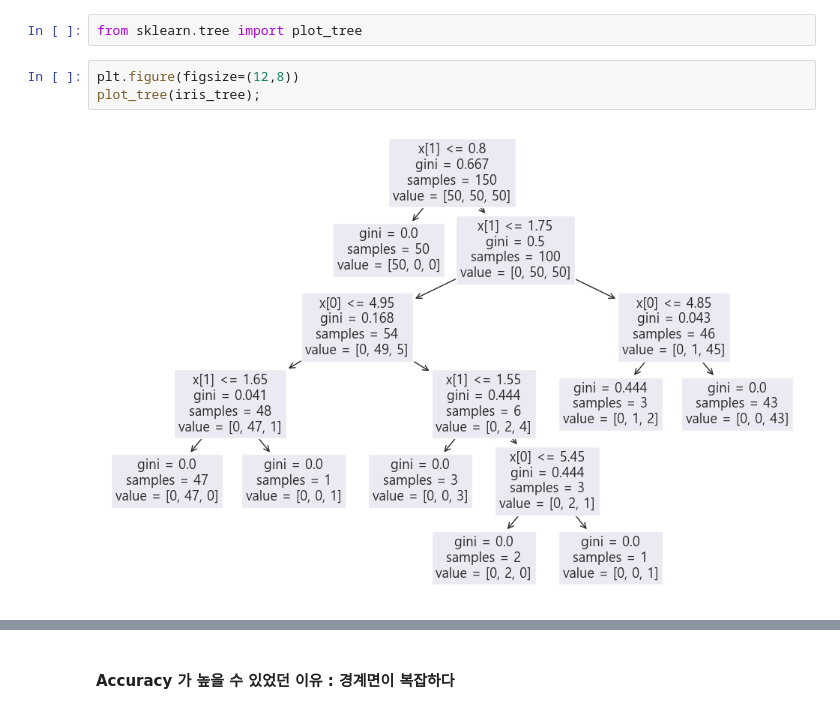
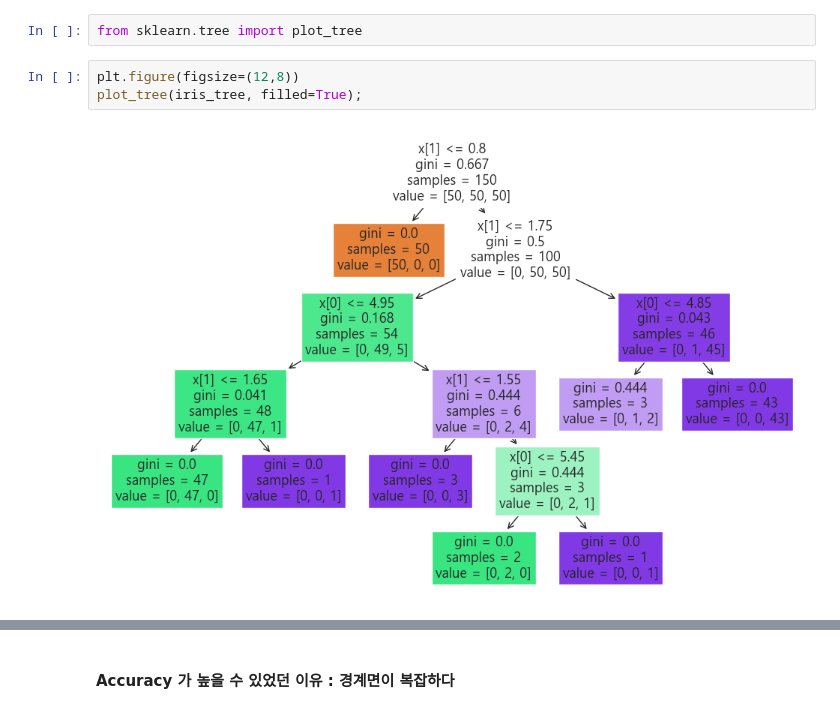
Before and after one commit to Jyundev/ML_DL_STUDY, a Jupyter notebook: machine_learning/01_iris.ipynb, the cells around one changed output, grey strips where cells are left out. Cells and saved outputs as stored; diff of their text form.

```diff
--- a/machine_learning/01_iris.ipynb
+++ b/machine_learning/01_iris.ipynb
@@ -316,8 +318,8 @@ accuracy_score(iris.target, y_pred_tr)
 from sklearn.tree import plot_tree
 # %%
 plt.figure(figsize=(12,8))
-plot_tree(iris_tree);
+plot_tree(iris_tree, filled=True);
 # %% [output]
-[figure, old version]
+[figure, new version]
 # %%
 !pip install mlxtend
```
Also changed, not shown: parts of 4 cells of this notebook.
